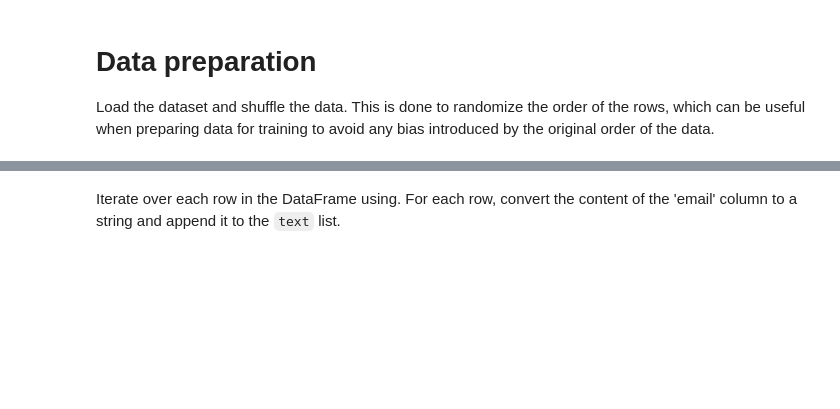
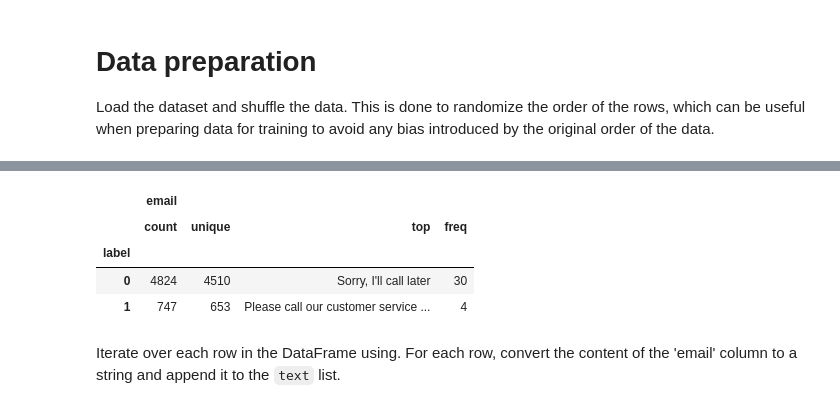
Before and after one commit to lenaVisio/Trivial-spam-classifier-with-RNN, a Jupyter notebook: spam_classification.ipynb, the cells around one changed output, grey strips where cells are left out. Cells and saved outputs as stored; diff of their text form; code cells hidden in the pictures; blank space fills up the shorter version.

```diff
--- a/spam_classification.ipynb
+++ b/spam_classification.ipynb
@@ -31,3 +50,11 @@ data = shuffle(data)
+# %%
+data.groupby('label').describe()
+# %% [output]
+|  | email |  |  |  |
+|  | count | unique | top | freq |
+| label |  |  |  |  |
+| 0 | 4824 | 4510 | Sorry, I'll call later | 30 |
+| 1 | 747 | 653 | Please call our customer service ... | 4 |
 # %% [markdown]
 Iterate over each row in the DataFrame using. For each row, convert the content of the 'email' column to a string and append it to the `text` list.
 # %%
```
Also changed, not shown: parts of 5 cells of this notebook.
